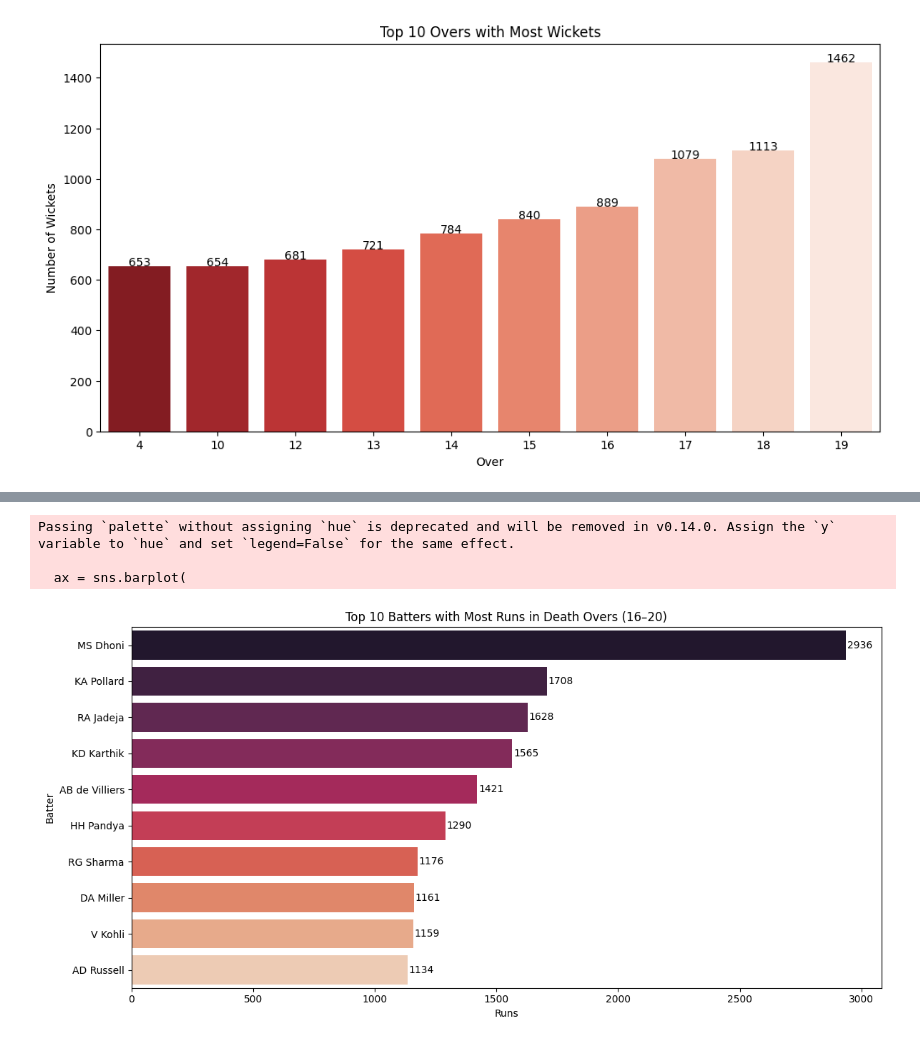
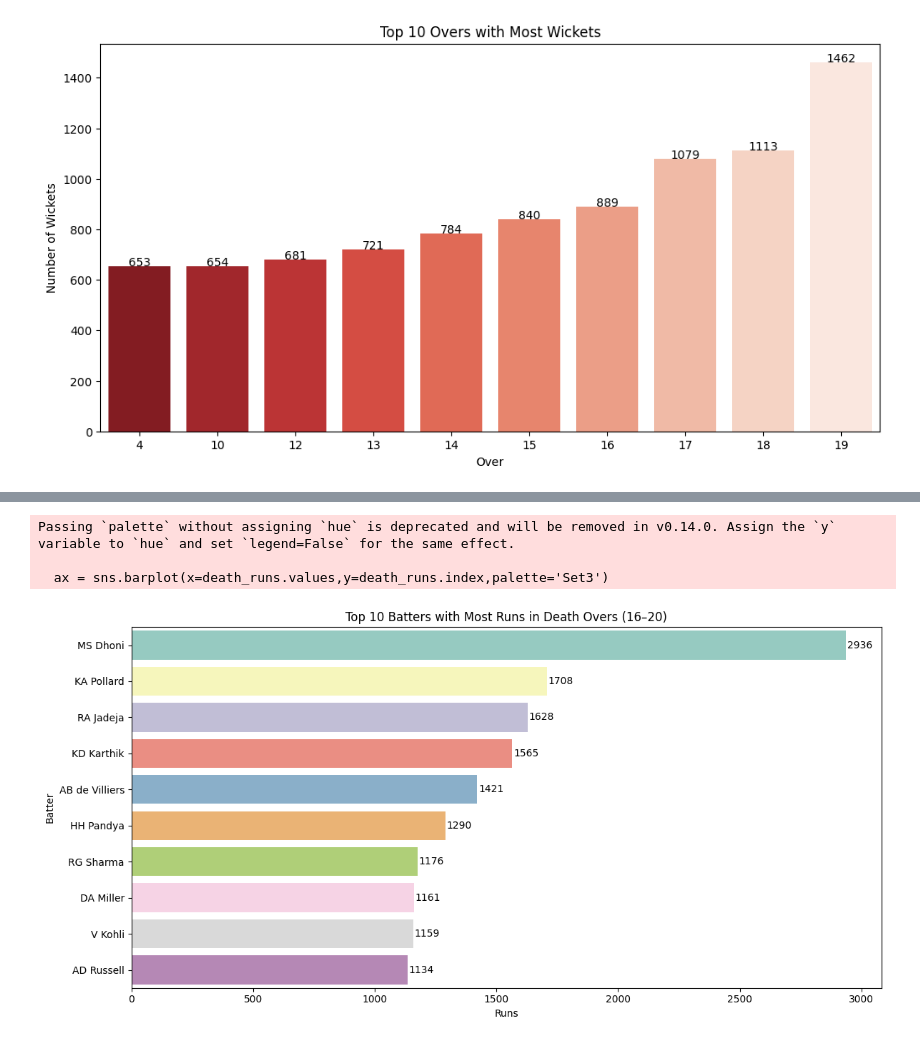
Before and after one commit to samifahim07/Smart-Cricket-Analytics-Ball-by-Ball-Event-Prediction-using-Machine-Learning, a Jupyter notebook: smart_analysis.ipynb, the cells around one changed output, grey strips where cells are left out. Cells and saved outputs as stored; diff of their text form; code cells hidden in the pictures.

```diff
--- a/smart_analysis.ipynb
+++ b/smart_analysis.ipynb
@@ -342,22 +313,14 @@ boundary_df.columns = ['Balls', 'Boundaries']
 boundary_df = boundary_df.fillna(0)
 
 # Boundary Percentage
-boundary_df['Boundary_Percentage'] = (
-    boundary_df['Boundaries'] / boundary_df['Balls']) * 100
+boundary_df['Boundary_Percentage'] = (boundary_df['Boundaries'] / boundary_df['Balls']) * 100
 
 # Filter players with at least 100 balls
 boundary_df = boundary_df[boundary_df['Balls'] >= 100]
 
-# Top 10
-top10 = boundary_df.sort_values(by='Boundary_Percentage',ascending=False).head(10)
+ax = sns.barplot(data=top10.reset_index(),x='Boundary_Percentage', y='Batter', palette='tab10')
 
-
-plt.figure(figsize=(12,6))
-
-ax = sns.barplot(data=top10.reset_index(), x='Boundary_Percentage', y='Batter', palette='magma')
-
-for i, v in enumerate(top10['Boundary_Percentage']):
-    ax.text(v + 0.3, i, f"{v:.1f}%", va='center')
+for i, v in enumerate(top10['Boundary_Percentage']):ax.text(v + 0.3, i, f"{v:.1f}%", va='center')
 
 plt.title("Top 10 Batters by Boundary Percentage")
 plt.xlabel("Boundary Percentage (%)")
@@ -433,33 +384,23 @@ Passing `palette` without assigning `hue` is deprecated and will be removed in v
 # %%
 # Death overs (16-20)
-death_runs = (
-    df[(df['Overs'] >= 16) & (df['Overs'] <= 20)]
-    .groupby('Batter')['BatsmanRun']
-    .sum()
-    .sort_values(ascending=False)
-    .head(10)
-)
+death_runs = (df[(df['Overs'] >= 16) & (df['Overs'] <= 20)].groupby('Batter')['BatsmanRun'].sum().sort_values(ascending=False).head(10))
 
 plt.figure(figsize=(12,6))
 
-ax = sns.barplot(
-    x=death_runs.values,
-    y=death_runs.index,
-    palette='rocket'
-)
+ax = sns.barplot(x=death_runs.values,y=death_runs.index,palette='Set3')
 
 # Add value labels
 for i, value in enumerate(death_runs.values):
     ax.text(value + 5, i, str(value), va='center', fontsize=10)
 
 plt.title("Top 10 Batters with Most Runs in Death Overs (16–20)")
 plt.xlabel("Runs")
 plt.ylabel("Batter")
 
 plt.tight_layout()
 plt.show()
 # %% [output]
 Passing `palette` without assigning `hue` is deprecated and will be removed in v0.14.0. Assign the `y` variable to `hue` and set `legend=False` for the same effect.
 
-  ax = sns.barplot(
+  ax = sns.barplot(x=death_runs.values,y=death_runs.index,palette='Set3')
-[figure, old version]
+[figure, new version]
```
Also changed, not shown: parts of 8 cells of this notebook.
